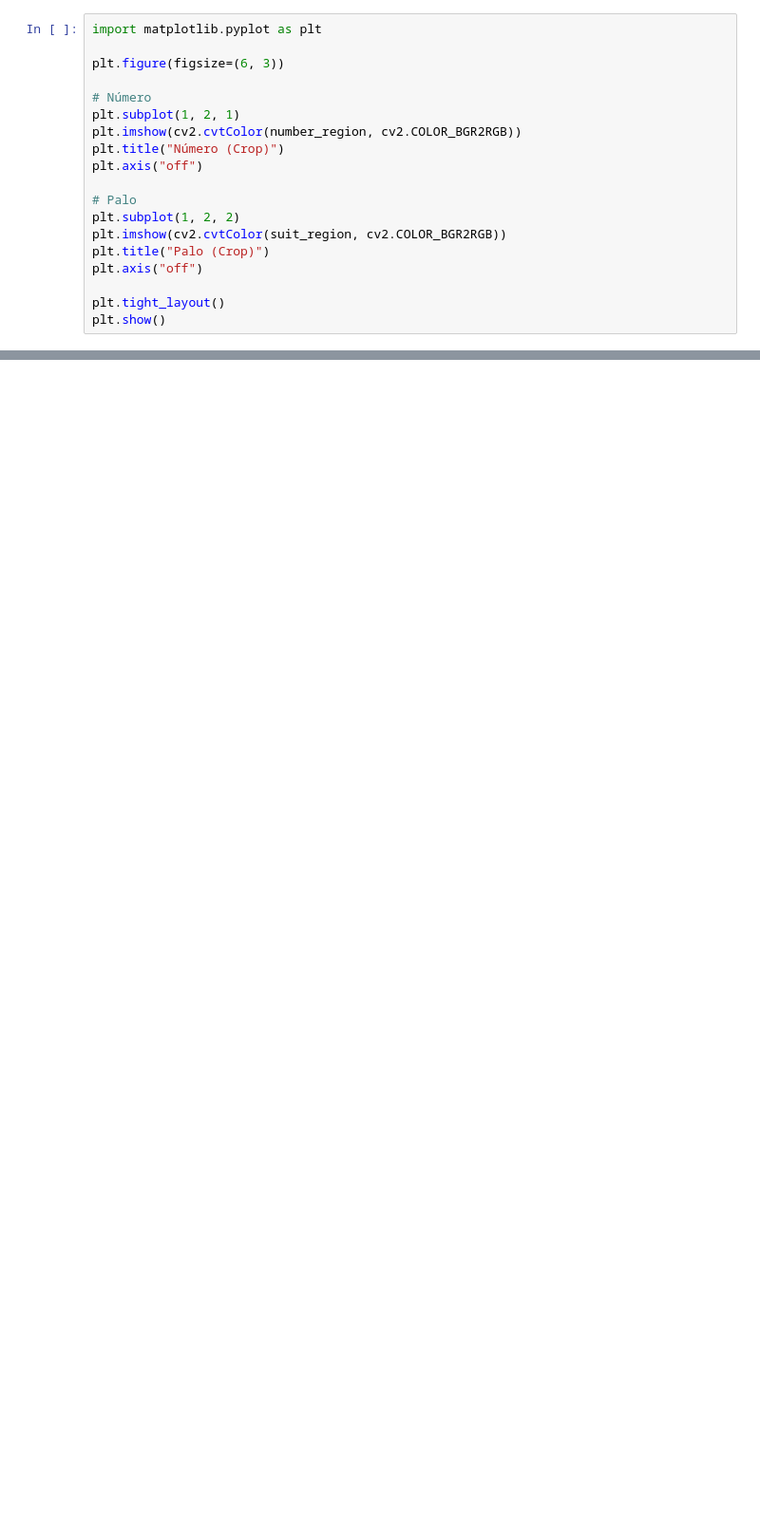
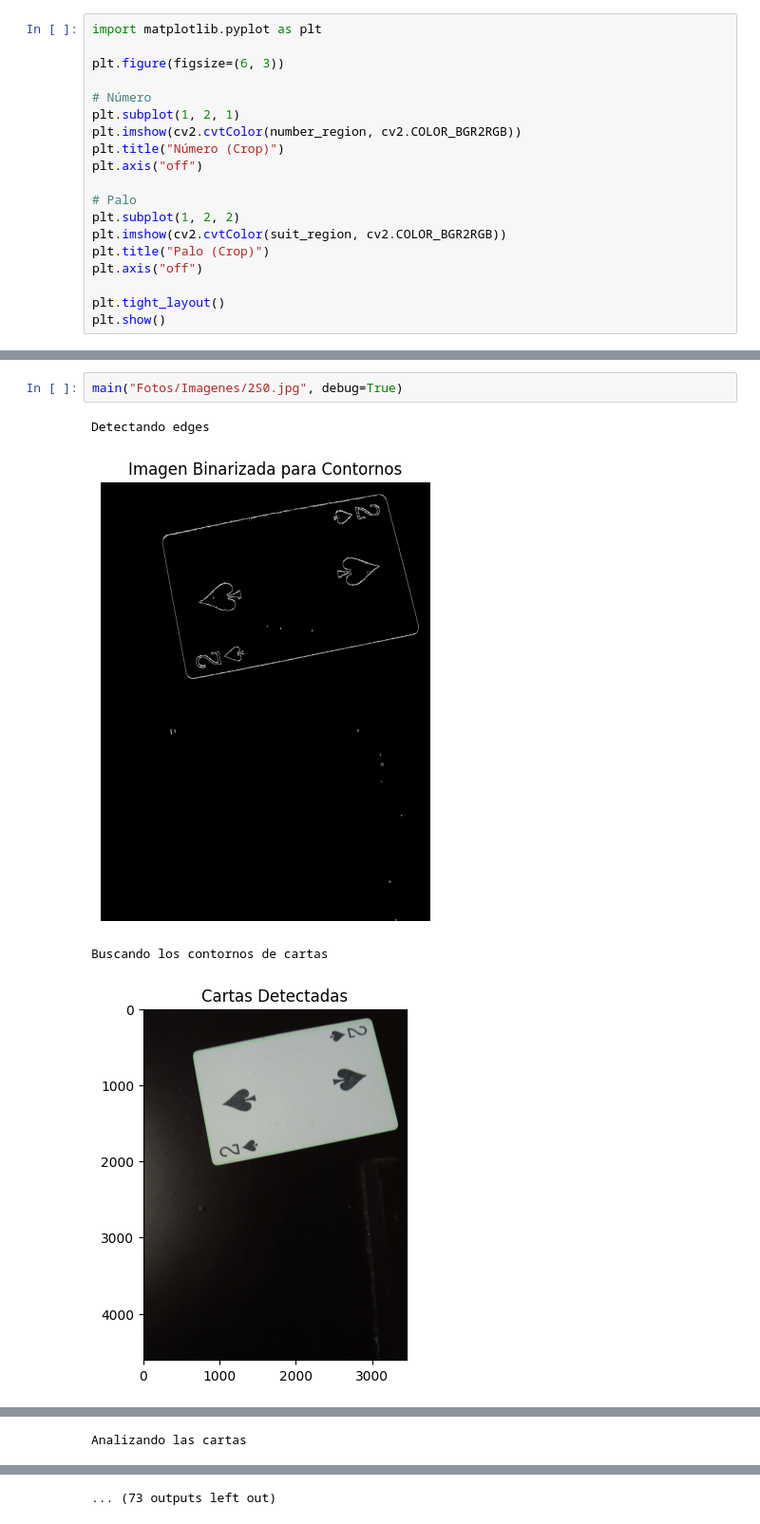
Before and after one commit to DeckDetectTeam/DeckDetect, a Jupyter notebook: DeckDetect.ipynb, the cells around one changed output, grey strips where cells are left out. Shown at 95% size. Saved outputs shown, nothing was run; the diff lists cells and outputs as text; blank space fills up the shorter version.

```diff
--- a/DeckDetect.ipynb
+++ b/DeckDetect.ipynb
@@ -943,0 +562,7 @@ def main(path, debug=False):
+# %%
+main("Fotos/Imagenes/2S0.jpg", debug=True)
+# %% [output]
+Detectando edges
+[figure, added]
+Buscando los contornos de cartas
+[figure, added]
@@ -943,0 +570 @@ def main(path, debug=False):
+Analizando las cartas
@@ -944,3 +577,4 @@ def main(path, debug=False):
+... (73 outputs left out)
 # %%
 import os
 import re
```
Also changed, not shown: parts of 7 cells of this notebook.
